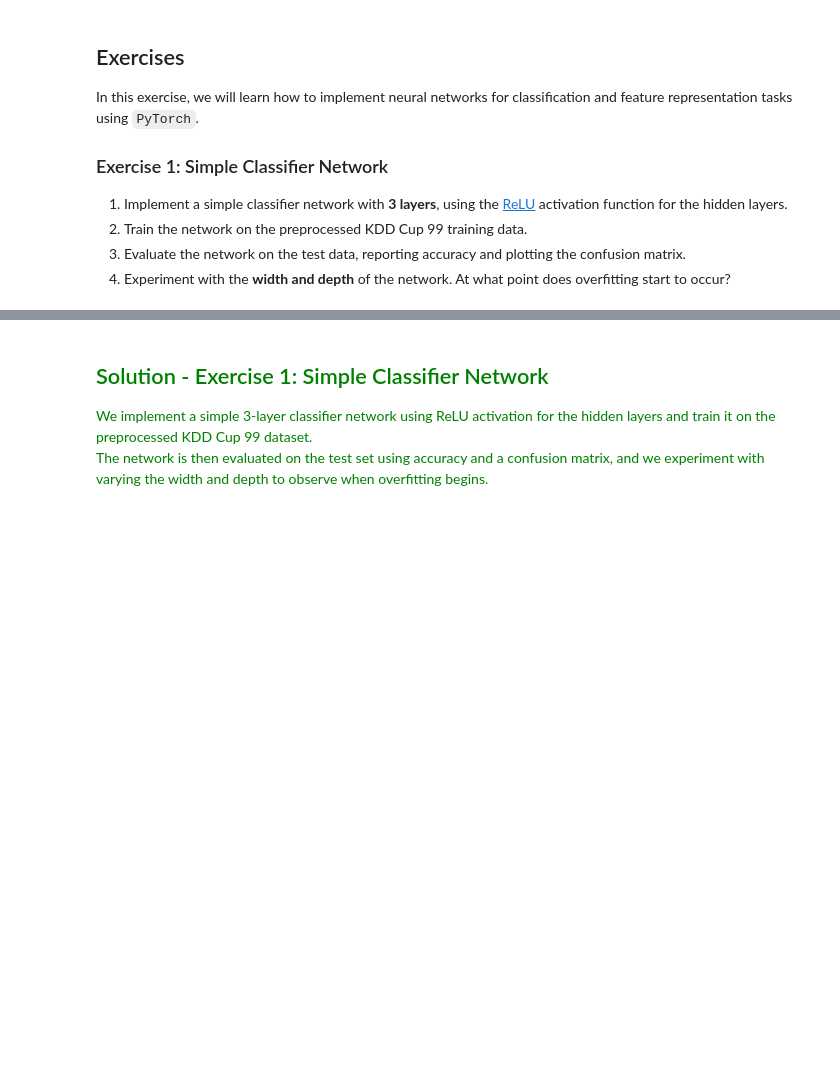
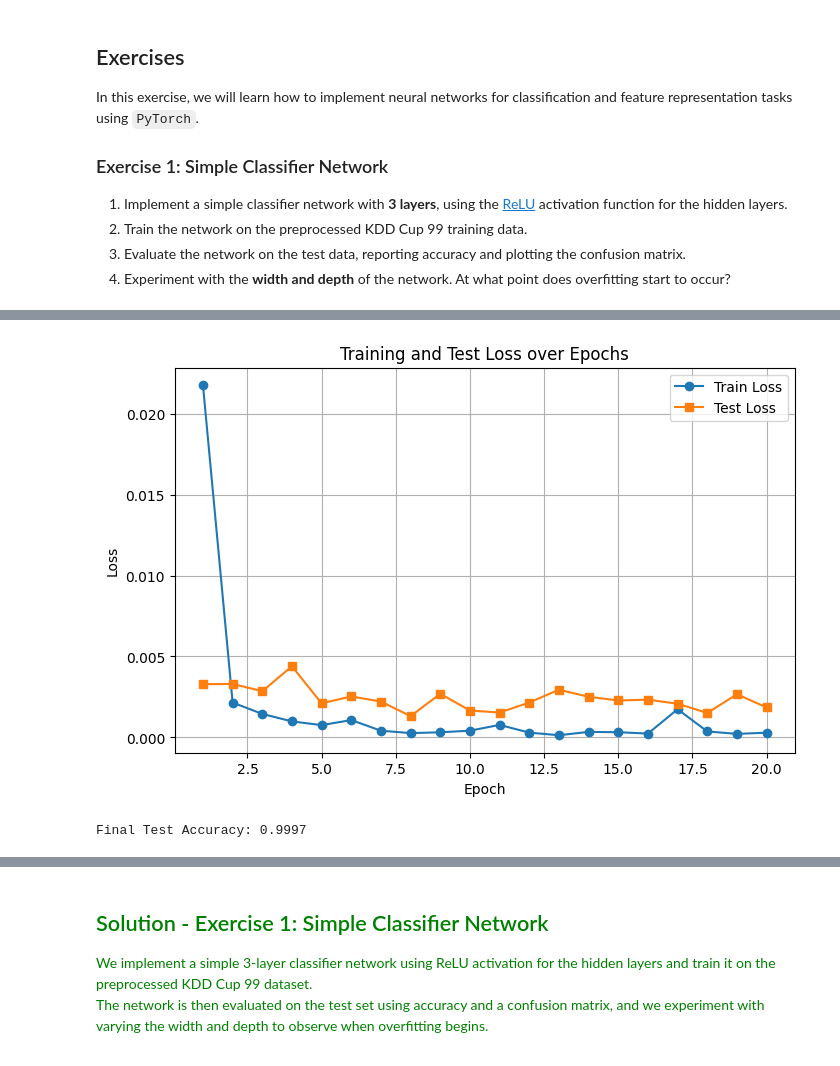
Before and after one commit to AlipourIm/ML_cysec_WiSe_25-26, a Jupyter notebook: source/tutorial_notebooks/getting_started_with_deep_learning/getting_started_with_deep_learning.ipynb, the cells around one changed output, grey strips where cells are left out. Drawn from its saved outputs; the diff is of its cells as text; code cells hidden in the pictures; blank space fills up the shorter version.

```diff
--- a/source/tutorial_notebooks/getting_started_with_deep_learning/getting_started_with_deep_learning.ipynb
+++ b/source/tutorial_notebooks/getting_started_with_deep_learning/getting_started_with_deep_learning.ipynb
@@ -820,0 +1032,6 @@ In this exercise, we will learn how to implement neural networks for classificat
+# %%
+# TODO: Step 2 - Instantiate your model, define criterion and optimizer
+# Instantiate the model
+input_dim = X_train.shape[1]
+model = KDDNet(input_dim)
+print(model)
@@ -820,0 +1115,23 @@ In this exercise, we will learn how to implement neural networks for classificat
+# %%
+# TODO: Step 4 - Evaluate model on test data
+# --- Plot train and test loss ---
+plt.figure(figsize=(8,5))
+plt.plot(range(1, n_epochs+1), train_losses, label='Train Loss', marker='o')
+plt.plot(range(1, n_epochs+1), test_losses, label='Test Loss', marker='s')
+plt.xlabel('Epoch')
+plt.ylabel('Loss')
+plt.title('Training and Test Loss over Epochs')
+plt.legend()
+plt.grid(True)
+plt.show()
+
+# --- Final evaluation ---
+model.eval() # Set model to evaluation mode
+with torch.no_grad():
+    y_pred = model(X_test_tensor) # Get raw predictions
+    y_pred_label = (y_pred >= 0.5).float() # Convert probabilities to binary labels (0 or 1)
+    accuracy = (y_pred_label == y_test_tensor).float().mean().item() # Calculate accuracy
+    print(f"Final Test Accuracy: {accuracy:.4f}")
+# %% [output]
+[figure, added]
+Final Test Accuracy: 0.9997
```
Also changed, not shown: parts of 25 cells of this notebook.
